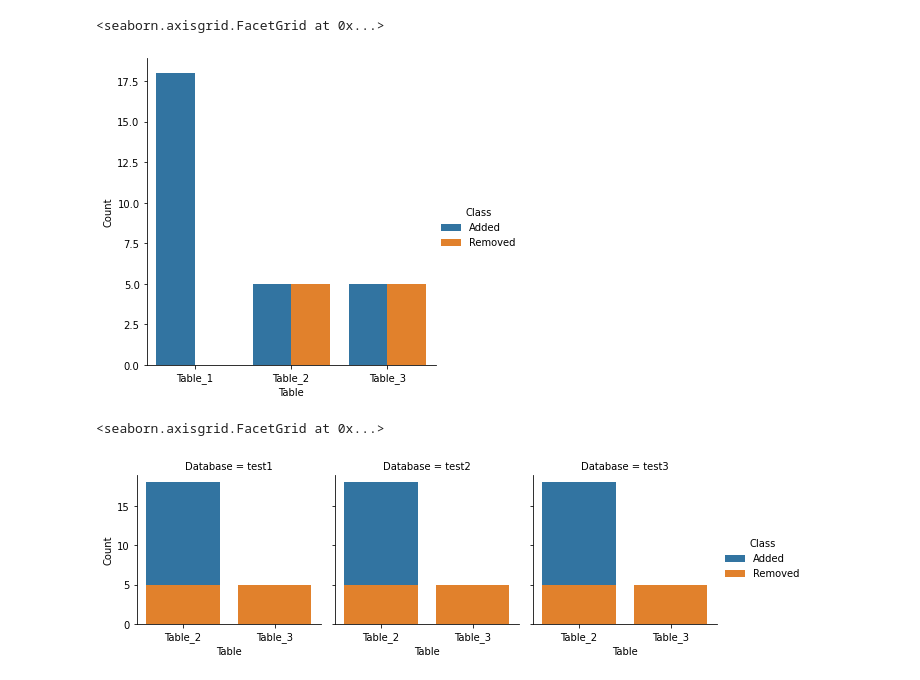
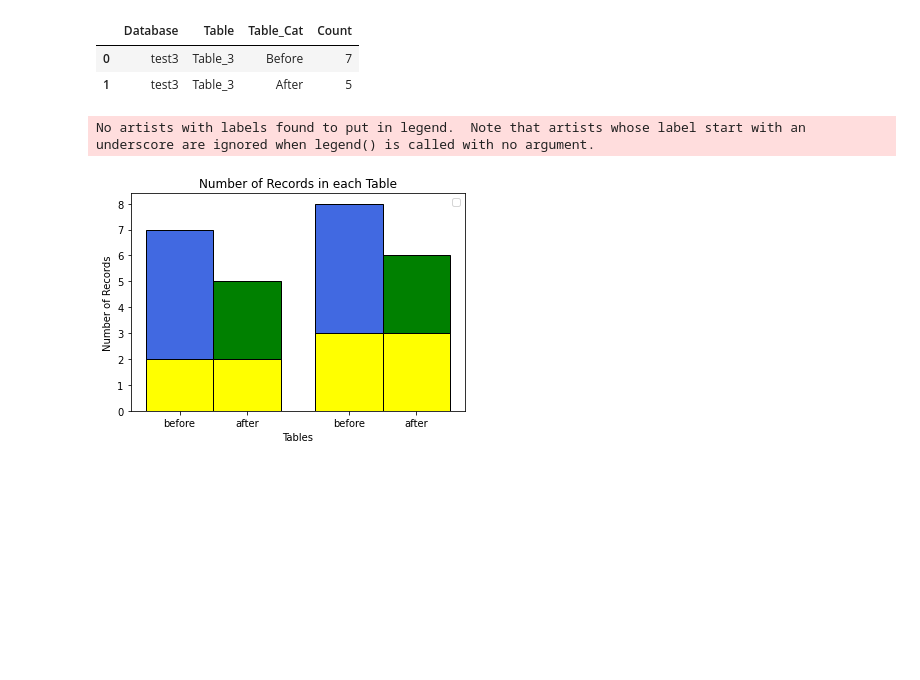
Before and after one commit to Manish-GS/Post-Implementation-Check, a Jupyter notebook: v2.ipynb, the cells around one changed output. Drawn from its saved outputs; the diff is of its cells as text; code cells hidden in the pictures; blank space fills up the shorter version.

```diff
--- a/v2.ipynb
+++ b/v2.ipynb
@@ -488,12 +493,0 @@ visual_df
-# %%
-sns.catplot(x="Table", y="Count", hue="Class", kind="bar", data=visual_df)
-# %% [output]
-<seaborn.axisgrid.FacetGrid at 0x...>
-[figure, removed]
-# %%
-g = sns.FacetGrid(visual_df, col="Database", hue='Class')
-g.map(sns.barplot, "Table", "Count")
-g.add_legend()
-# %% [output]
-<seaborn.axisgrid.FacetGrid at 0x...>
-[figure, removed]
@@ -499,0 +498,48 @@ g.add_legend()
+# %%
+visual_df = pd.DataFrame(
+    columns=['Database','Table','Table_Cat','Count']
+)
+visual_df = visual_df.append({'Database': db_name, 'Table': table_name, 'Table_Cat': "Before", 'Count': before_count}, ignore_index = True)
+visual_df = visual_df.append({'Database': db_name, 'Table': table_name, 'Table_Cat': "After", 'Count': after_count}, ignore_index = True)
+visual_df
+# %% [output]
+|  | Database | Table | Table_Cat | Count |
+| 0 | test3 | Table_3 | Before | 7 |
+| 1 | test3 | Table_3 | After | 5 |
+# %%
+X = ['Table 3', 'Table 2']
+
+fig, ax = plt.subplots()
+X_axis = np.arange(len(X))
+
+b = [7, 8]
+a = [5, 6]
+d = [2, 3]
+width = 0.4
+offset = width/2
+xp = X_axis + offset
+xn = X_axis - offset
+xt = np.append(xn, xp)
+xl1 = ['before'] * len(xn)
+xl2 = ['after']* len(xn)
+
+
+ax.bar(X_axis - offset, b, width, color=['royalblue'], edgecolor='black')
+ax.bar(X_axis - offset, d, width, color=['yellow'], edgecolor='black')
+ax.bar(X_axis + offset, a, width, color=['green'], edgecolor='black')
+ax.bar(X_axis + offset, d, width, color=['yellow'], edgecolor='black')
+#ax.bar(X_axis + offset, a, width, label = "increased", color=['green'], edgecolor='black')
+#ax.bar(X_axis + offset, d, width, label = "decreased", color=['yellow'], edgecolor='black')
+
+#ax.bar(X_axis + offset, d, width, label = "after", color=['Yellow'],bottom=a,edgecolor='black')
+
+ax.set_xticks(xt, xl1+xl2)
+ax.set_xlabel("Tables")
+ax.set_ylabel("Number of Records")
+ax.set_title("Number of Records in each Table")
+ax.legend()
+
+plt.show()
+# %% [output]
+No artists with labels found to put in legend.  Note that artists whose label start with an underscore are ignored when legend() is called with no argument.
+[figure, added]
```
Also changed, not shown: parts of 11 cells of this notebook, 14 other files.
